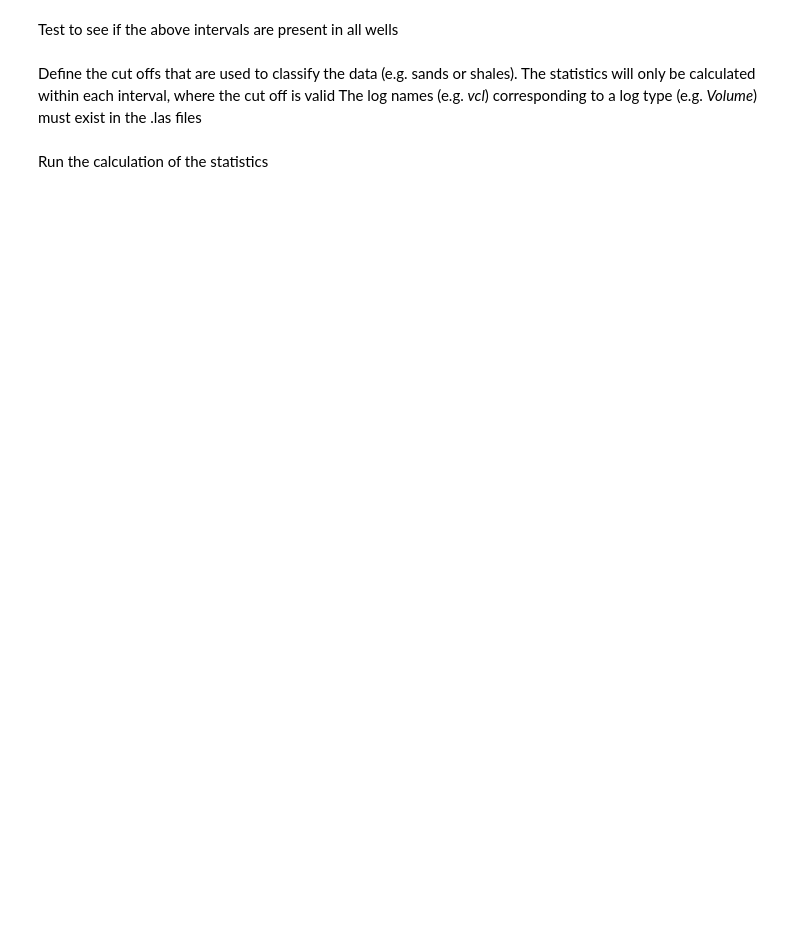
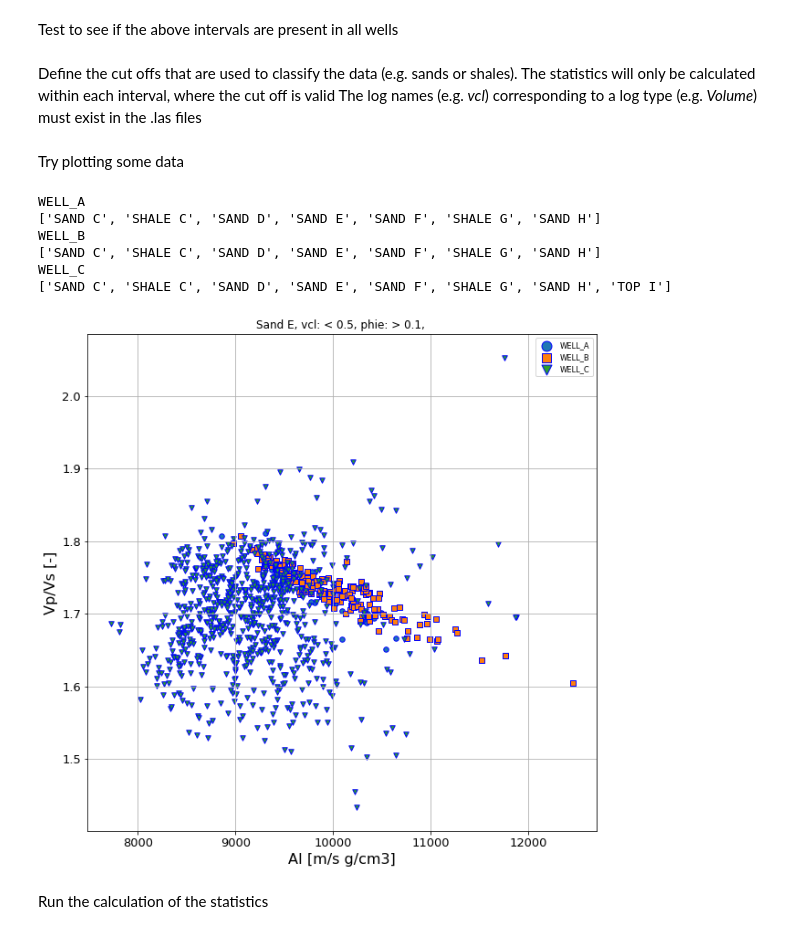
Before and after one commit to emblixt/blixt_rp, a Jupyter notebook: run calculation of Sums and Averages.ipynb, the cells around one changed output. Drawn from its saved outputs; the diff is of its cells as text; code cells hidden in the pictures; blank space fills up the shorter version.

```diff
--- a/run calculation of Sums and Averages.ipynb
+++ b/run calculation of Sums and Averages.ipynb
@@ -40,5 +18,5 @@ For example, *Well_F* in this case, uses *VSH* as name for shale volume, while t
 # %%
-wp = Project(name='MyProject', rename_logs={'VCL': ['VSH']}, tops_file='test_data/RokDocTops.xlsx', tops_type='rokdoc')
+wp = Project(name='MyProject', tops_file='test_data/RokDocTops.xlsx', tops_type='rokdoc')
 # %% [markdown]
 *Project* also take keywords:
 - *working_dir* - the folder where the project is situated
@@ -62,0 +43,2 @@ wells = wp.load_all_wells()
+# %%
+templates = uio.project_templates(wp.project_table)s
@@ -161,6 +150,27 @@ The log names (e.g. *vcl*) corresponding to a log type (e.g. *Volume*) must exis
 # %%
 cutoffs_sands = {'Volume': ['<', 0.5], 'Porosity': ['>', 0.1]}
 cutoffs_shales = {'Volume': ['>', 0.5], 'Porosity': ['<', 0.1]}
+# %% [markdown]
+Try plotting some data
+# %%
+plot_rp.plot_rp(
+    wells,
+    log_table,
+    wis,
+    'Sand E',
+    cutoffs_sands,
+    templates,
+    show_masked=True,
+    edge_color=False
+)
+# %% [output]
+WELL_A
+['SAND C', 'SHALE C', 'SAND D', 'SAND E', 'SAND F', 'SHALE G', 'SAND H']
+WELL_B
+['SAND C', 'SHALE C', 'SAND D', 'SAND E', 'SAND F', 'SHALE G', 'SAND H']
+WELL_C
+['SAND C', 'SHALE C', 'SAND D', 'SAND E', 'SAND F', 'SHALE G', 'SAND H', 'TOP I']
+[figure, added]
 # %% [markdown]
 Run the calculation of the statistics
 # %%
```
Also changed, not shown: parts of 10 cells of this notebook, 11 other files.
